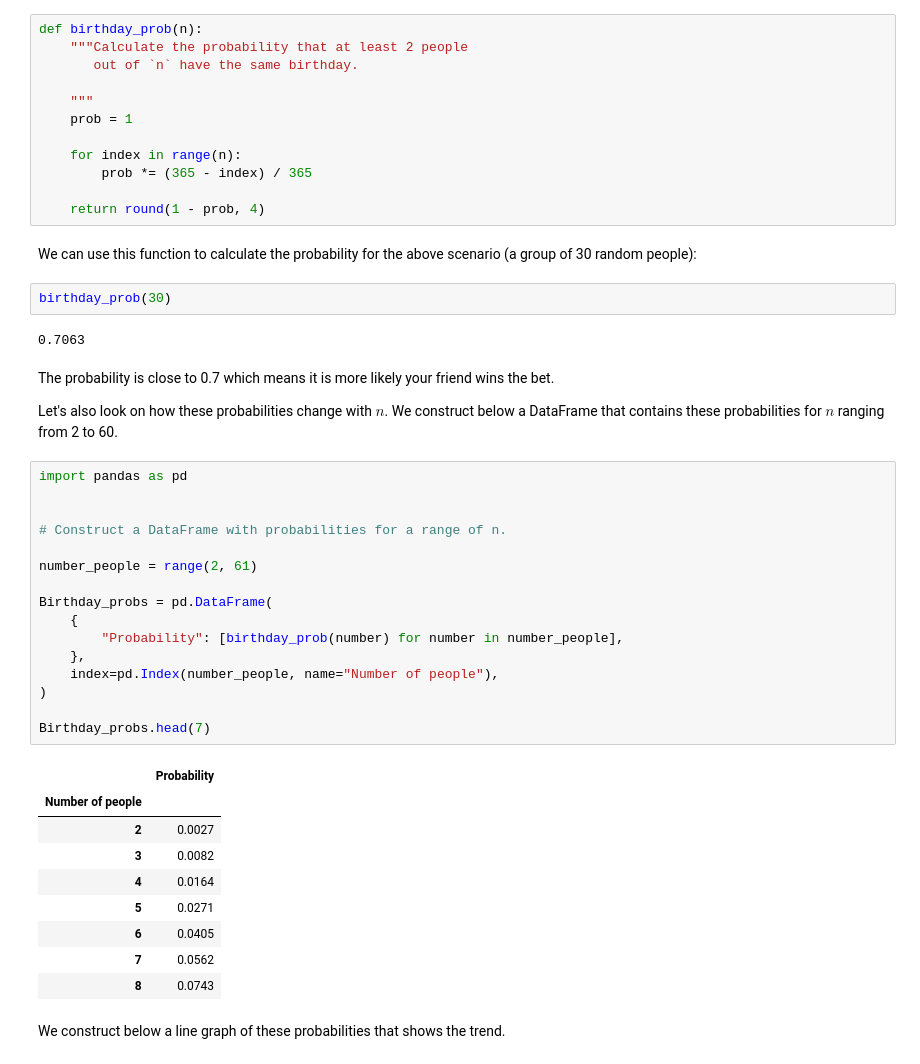
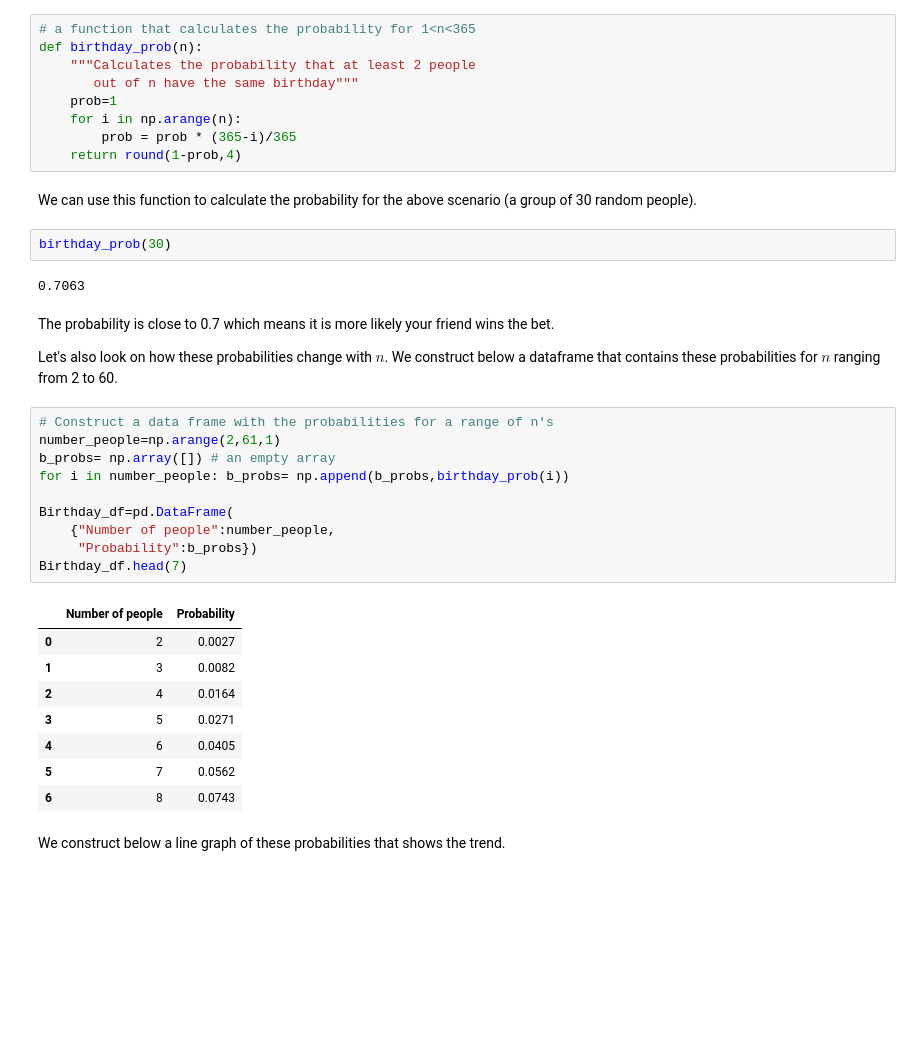
Before and after one commit to uchicago-dsi/textbook-datascience-1, a Jupyter notebook: textbook/11/Probability.ipynb, the cells around one changed output. Saved outputs shown, nothing was run; the diff lists cells and outputs as text; blank space fills up the shorter version.

```diff
--- a/textbook/11/Probability.ipynb
+++ b/textbook/11/Probability.ipynb
@@ -35,17 +44,14 @@ The function below calculates these probabilities.
 # %%
+# a function that calculates the probability for 1<n<365
 def birthday_prob(n):
-    """Calculate the probability that at least 2 people
-       out of `n` have the same birthday.
-
-    """
-    prob = 1
-
-    for index in range(n):
-        prob *= (365 - index) / 365
-
-    return round(1 - prob, 4)
+    """Calculates the probability that at least 2 people
+       out of n have the same birthday"""
+    prob=1
+    for i in np.arange(n):
+        prob = prob * (365-i)/365
+    return round(1-prob,4)
 # %% [markdown]
-We can use this function to calculate the probability for the above scenario (a group of 30 random people):
+We can use this function to calculate the probability for the above scenario (a group of 30 random people).
 # %%
 birthday_prob(30)
 # %% [output]
@@ -53,32 +59,25 @@ birthday_prob(30)
 # %% [markdown]
 The probability is close to 0.7 which means it is more likely your friend wins the bet.
 
-Let's also look on how these probabilities change with $n$. We construct below a DataFrame that contains these probabilities for $n$ ranging from 2 to 60.
+Let's also look on how these probabilities change with $n$. We construct below a dataframe that contains these probabilities for $n$ ranging from 2 to 60.
-# %%
-import pandas as pd
-
-
-# Construct a DataFrame with probabilities for a range of n.
-
-number_people = range(2, 61)
-
-Birthday_probs = pd.DataFrame(
-    {
-        "Probability": [birthday_prob(number) for number in number_people],
-    },
-    index=pd.Index(number_people, name="Number of people"),
-)
-
-Birthday_probs.head(7)
-# %% [output]
-|  | Probability |
-| Number of people |  |
-| 2 | 0.0027 |
-| 3 | 0.0082 |
-| 4 | 0.0164 |
-| 5 | 0.0271 |
-| 6 | 0.0405 |
-| 7 | 0.0562 |
-| 8 | 0.0743 |
+# %%
+# Construct a data frame with the probabilities for a range of n's
+number_people=np.arange(2,61,1)
+b_probs= np.array([]) # an empty array
+for i in number_people: b_probs= np.append(b_probs,birthday_prob(i))
+
+Birthday_df=pd.DataFrame(
+    {"Number of people":number_people,
+     "Probability":b_probs})
+Birthday_df.head(7)
+# %% [output]
+|  | Number of people | Probability |
+| 0 | 2 | 0.0027 |
+| 1 | 3 | 0.0082 |
+| 2 | 4 | 0.0164 |
+| 3 | 5 | 0.0271 |
+| 4 | 6 | 0.0405 |
+| 5 | 7 | 0.0562 |
+| 6 | 8 | 0.0743 |
 # %% [markdown]
 We construct below a line graph of these probabilities that shows the trend.
```
Also changed, not shown: parts of 5 cells of this notebook, 4 other files.
